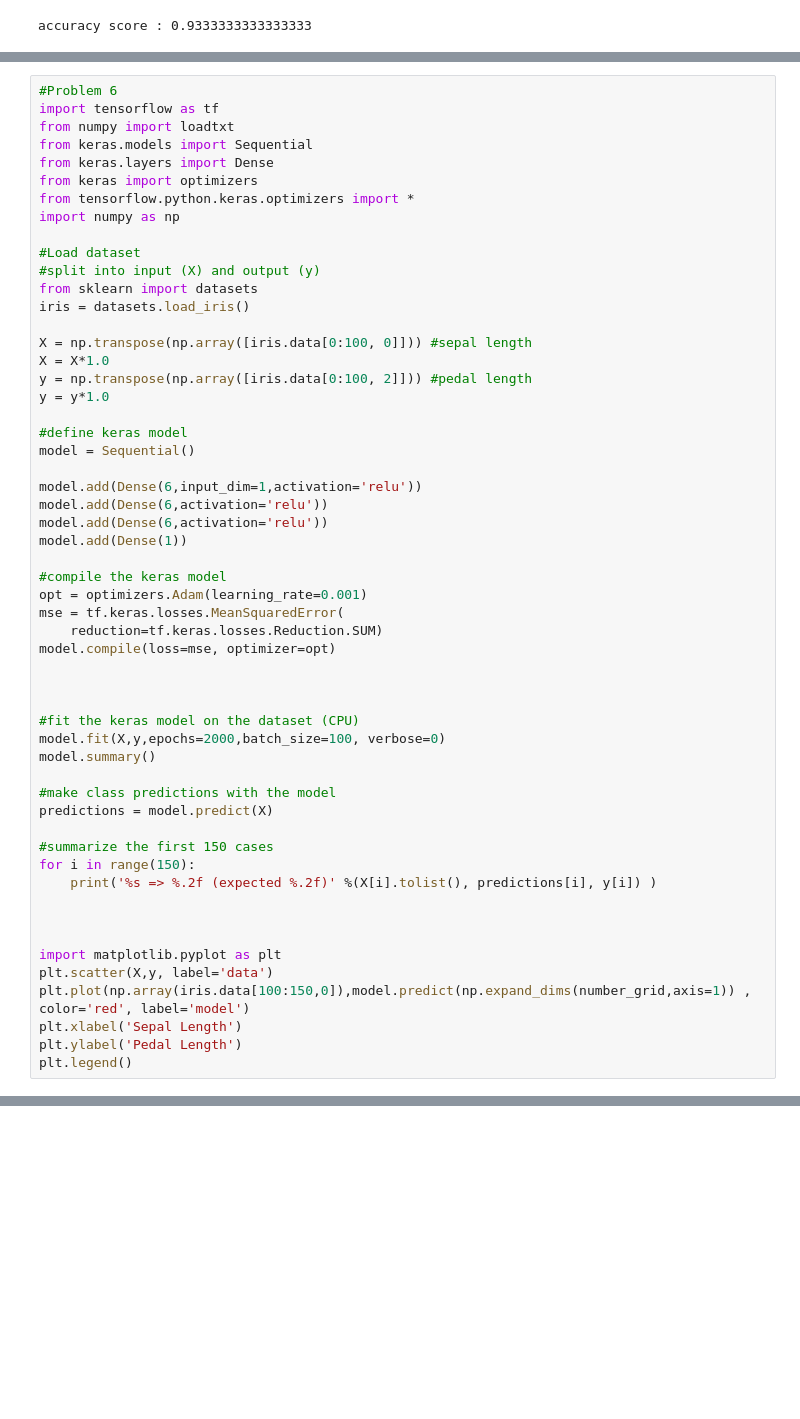
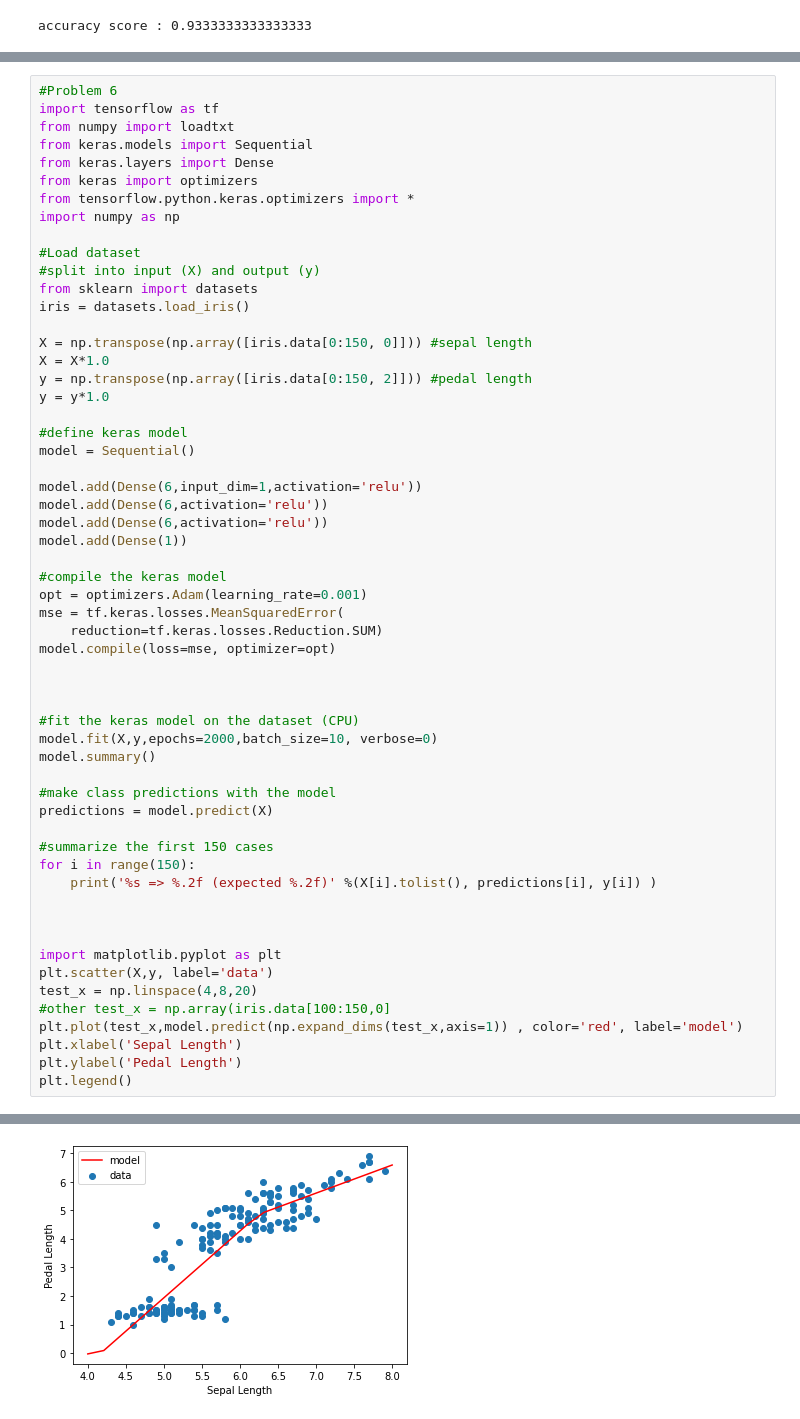
Before and after one commit to jenoua/MANE-6962, a Jupyter notebook: Homework_1.ipynb, the cells around one changed output, grey strips where cells are left out. Cells and saved outputs as stored; diff of their text form; blank space fills up the shorter version.

```diff
--- a/Homework_1.ipynb
+++ b/Homework_1.ipynb
@@ -215,9 +235,9 @@ import numpy as np
 from sklearn import datasets
 iris = datasets.load_iris()
 
-X = np.transpose(np.array([iris.data[0:100, 0]])) #sepal length
+X = np.transpose(np.array([iris.data[0:150, 0]])) #sepal length
 X = X*1.0
-y = np.transpose(np.array([iris.data[0:100, 2]])) #pedal length
+y = np.transpose(np.array([iris.data[0:150, 2]])) #pedal length
 y = y*1.0
 
 #define keras model
@@ -237,7 +257,7 @@ model.compile(loss=mse, optimizer=opt)
 
 
 #fit the keras model on the dataset (CPU)
-model.fit(X,y,epochs=2000,batch_size=100, verbose=0)
+model.fit(X,y,epochs=2000,batch_size=10, verbose=0)
 model.summary()
 
 #make class predictions with the model
@@ -251,7 +271,9 @@ for i in range(150):
 
 import matplotlib.pyplot as plt
 plt.scatter(X,y, label='data')
-plt.plot(np.array(iris.data[100:150,0]),model.predict(np.expand_dims(number_grid,axis=1)) , color='red', label='model')
+test_x = np.linspace(4,8,20)
+#other test_x = np.array(iris.data[100:150,0]
+plt.plot(test_x,model.predict(np.expand_dims(test_x,axis=1)) , color='red', label='model')
 plt.xlabel('Sepal Length')
 plt.ylabel('Pedal Length')
 plt.legend()
@@ -259,0 +299 @@ ModuleNotFoundError: No module named 'tensorflow'
+[figure, added]
```
Also changed, not shown: parts of 3 cells of this notebook.
